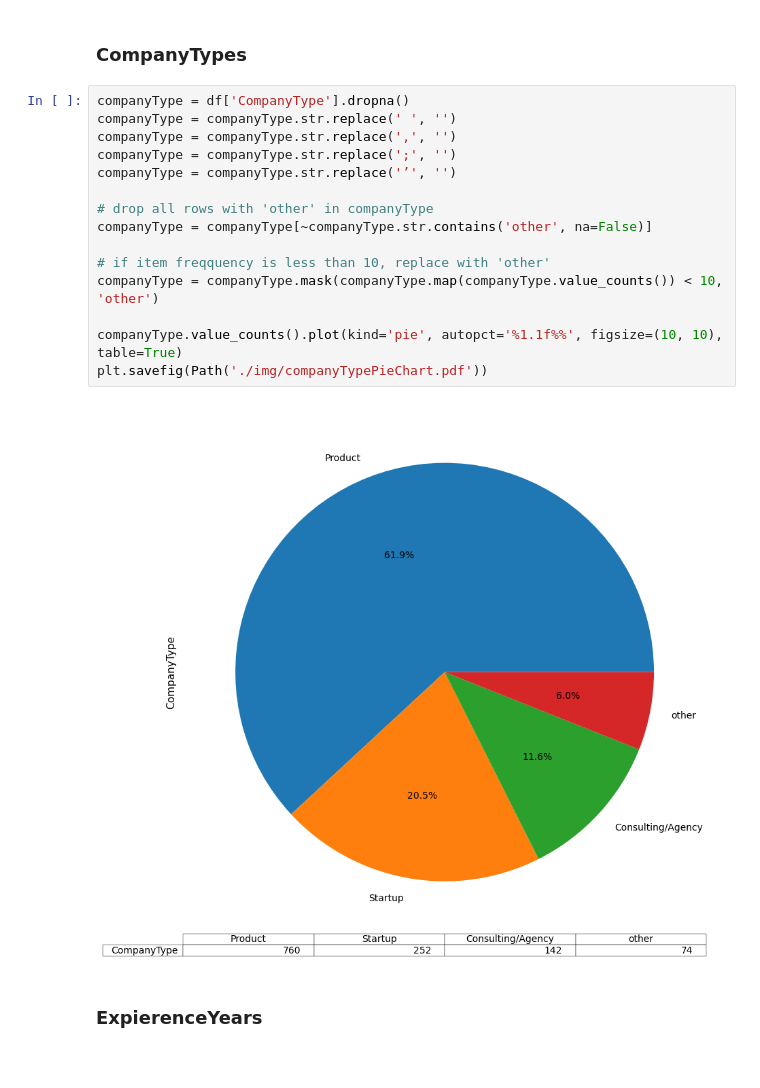
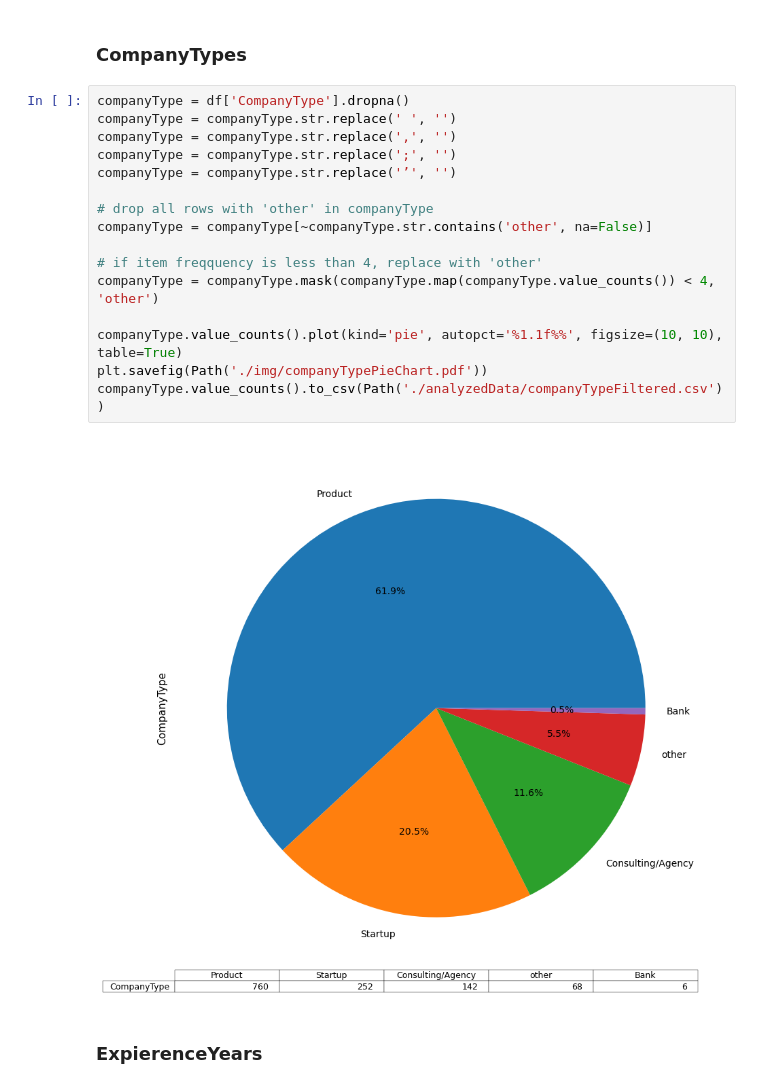
Before and after one commit to MatejMistik/upa-p2-data-analysis, a Jupyter notebook: main.ipynb, the cells around one changed output. Drawn from its saved outputs; the diff is of its cells as text.

```diff
--- a/main.ipynb
+++ b/main.ipynb
@@ -416,20 +450,21 @@ plt.close()
 # %%
 companyType = df['CompanyType'].dropna()
 companyType = companyType.str.replace(' ', '')
 companyType = companyType.str.replace(',', '')
 companyType = companyType.str.replace(';', '')
 companyType = companyType.str.replace('’', '')
 
 # drop all rows with 'other' in companyType
 companyType = companyType[~companyType.str.contains('other', na=False)]
 
-# if item freqquency is less than 10, replace with 'other'
-companyType = companyType.mask(companyType.map(companyType.value_counts()) < 10, 'other')
+# if item freqquency is less than 4, replace with 'other'
+companyType = companyType.mask(companyType.map(companyType.value_counts()) < 4, 'other')
 
 companyType.value_counts().plot(kind='pie', autopct='%1.1f%%', figsize=(10, 10), table=True)
 plt.savefig(Path('./img/companyTypePieChart.pdf'))
+companyType.value_counts().to_csv(Path('./analyzedData/companyTypeFiltered.csv'))
 # %% [output]
-[figure, old version]
+[figure, new version]
 # %% [markdown]
 ### ExpierenceYears
 # %%
```
Also changed, not shown: parts of 37 cells of this notebook.
